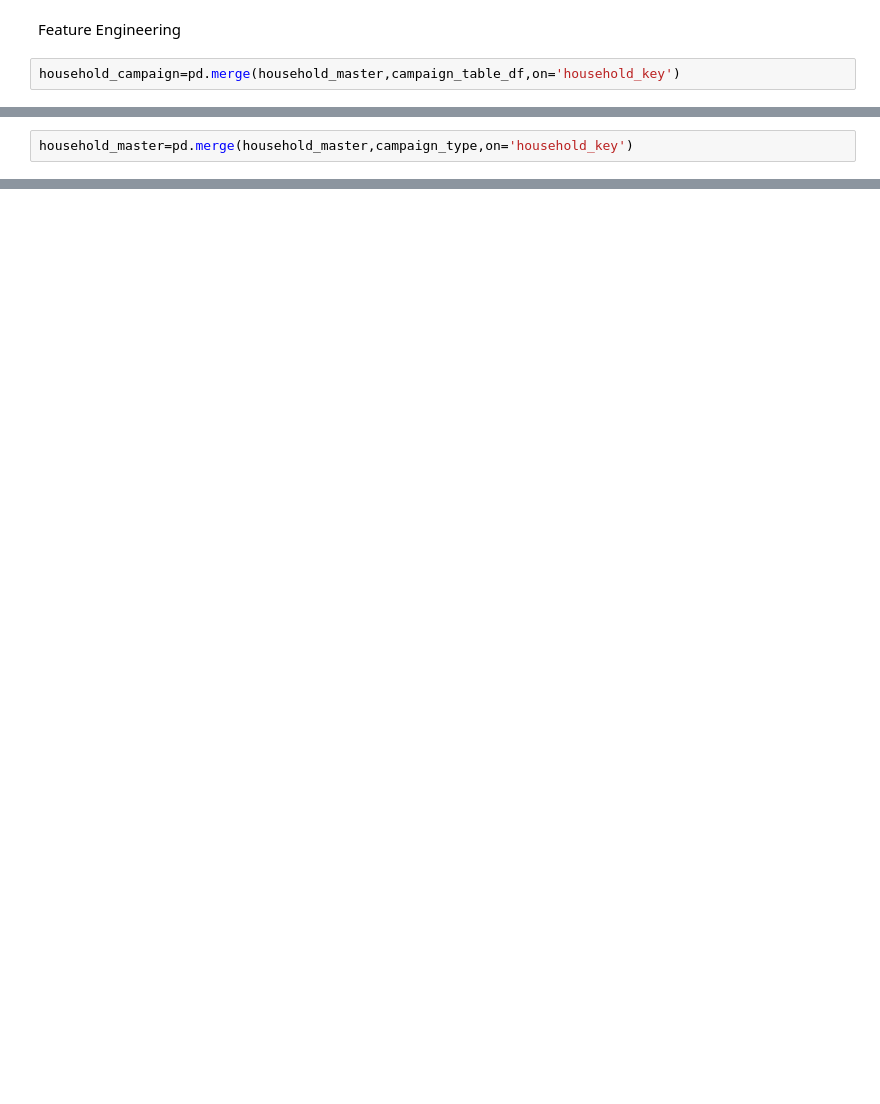
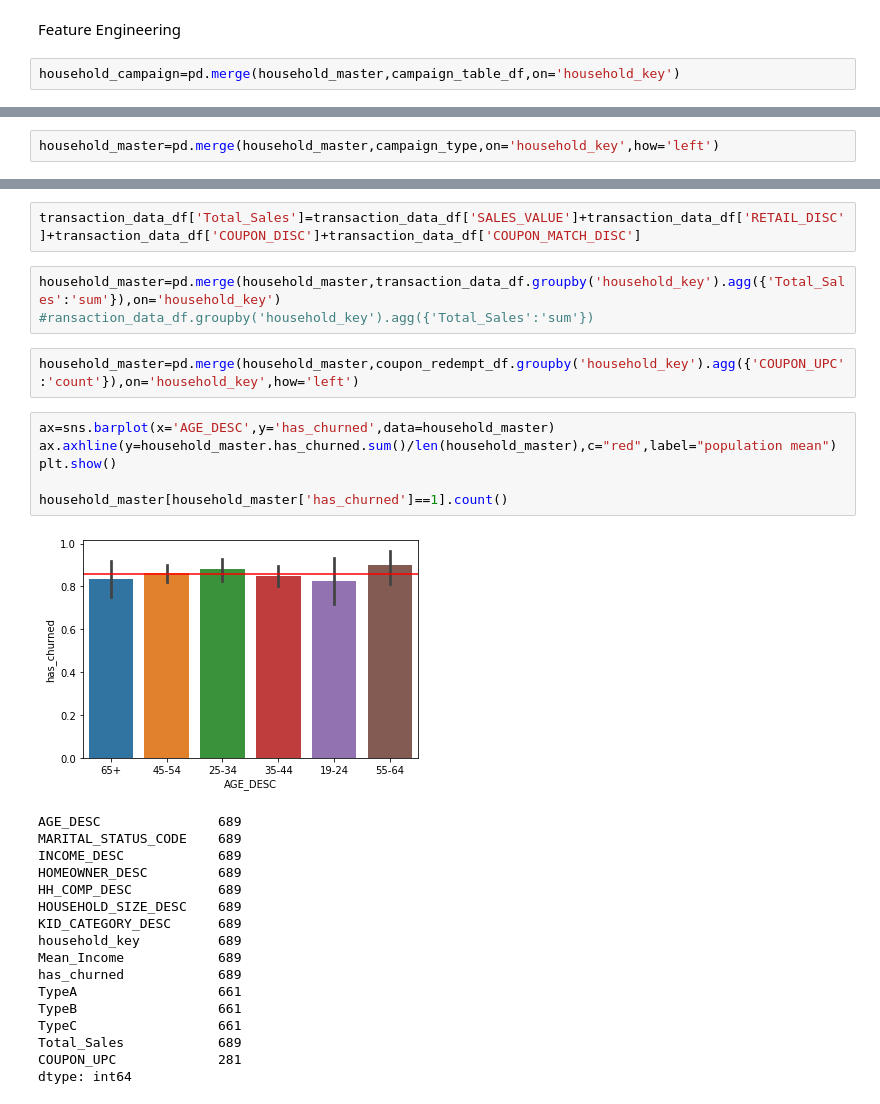
Before and after one commit to ambita20/Customer-Engagement-Python-Project, a Jupyter notebook: PythonProject.ipynb, the cells around one changed output, grey strips where cells are left out. Drawn from its saved outputs; the diff is of its cells as text; blank space fills up the shorter version.

Commit message:
Cleaning Data

```diff
--- a/PythonProject.ipynb
+++ b/PythonProject.ipynb
@@ -192,2 +197,2 @@ campaign_type=household_campaign.pivot(index='household_key',columns='DESCRIPTIO
 # %%
-household_master=pd.merge(household_master,campaign_type,on='household_key')
+household_master=pd.merge(household_master,campaign_type,on='household_key',how='left')
@@ -193,0 +220,31 @@ household_master=pd.merge(household_master,campaign_type,on='household_key')
+# %%
+transaction_data_df['Total_Sales']=transaction_data_df['SALES_VALUE']+transaction_data_df['RETAIL_DISC']+transaction_data_df['COUPON_DISC']+transaction_data_df['COUPON_MATCH_DISC']
+# %%
+household_master=pd.merge(household_master,transaction_data_df.groupby('household_key').agg({'Total_Sales':'sum'}),on='household_key')
+#ransaction_data_df.groupby('household_key').agg({'Total_Sales':'sum'})
+# %%
+household_master=pd.merge(household_master,coupon_redempt_df.groupby('household_key').agg({'COUPON_UPC':'count'}),on='household_key',how='left')
+# %%
+ax=sns.barplot(x='AGE_DESC',y='has_churned',data=household_master)
+ax.axhline(y=household_master.has_churned.sum()/len(household_master),c="red",label="population mean")
+plt.show()
+
+household_master[household_master['has_churned']==1].count()
+# %% [output]
+[figure, added]
+AGE_DESC               689
+MARITAL_STATUS_CODE    689
+INCOME_DESC            689
+HOMEOWNER_DESC         689
+HH_COMP_DESC           689
+HOUSEHOLD_SIZE_DESC    689
+KID_CATEGORY_DESC      689
+household_key          689
+Mean_Income            689
+has_churned            689
+TypeA                  661
+TypeB                  661
+TypeC                  661
+Total_Sales            689
+COUPON_UPC             281
+dtype: int64
```
Also changed, not shown: parts of 30 cells of this notebook.
